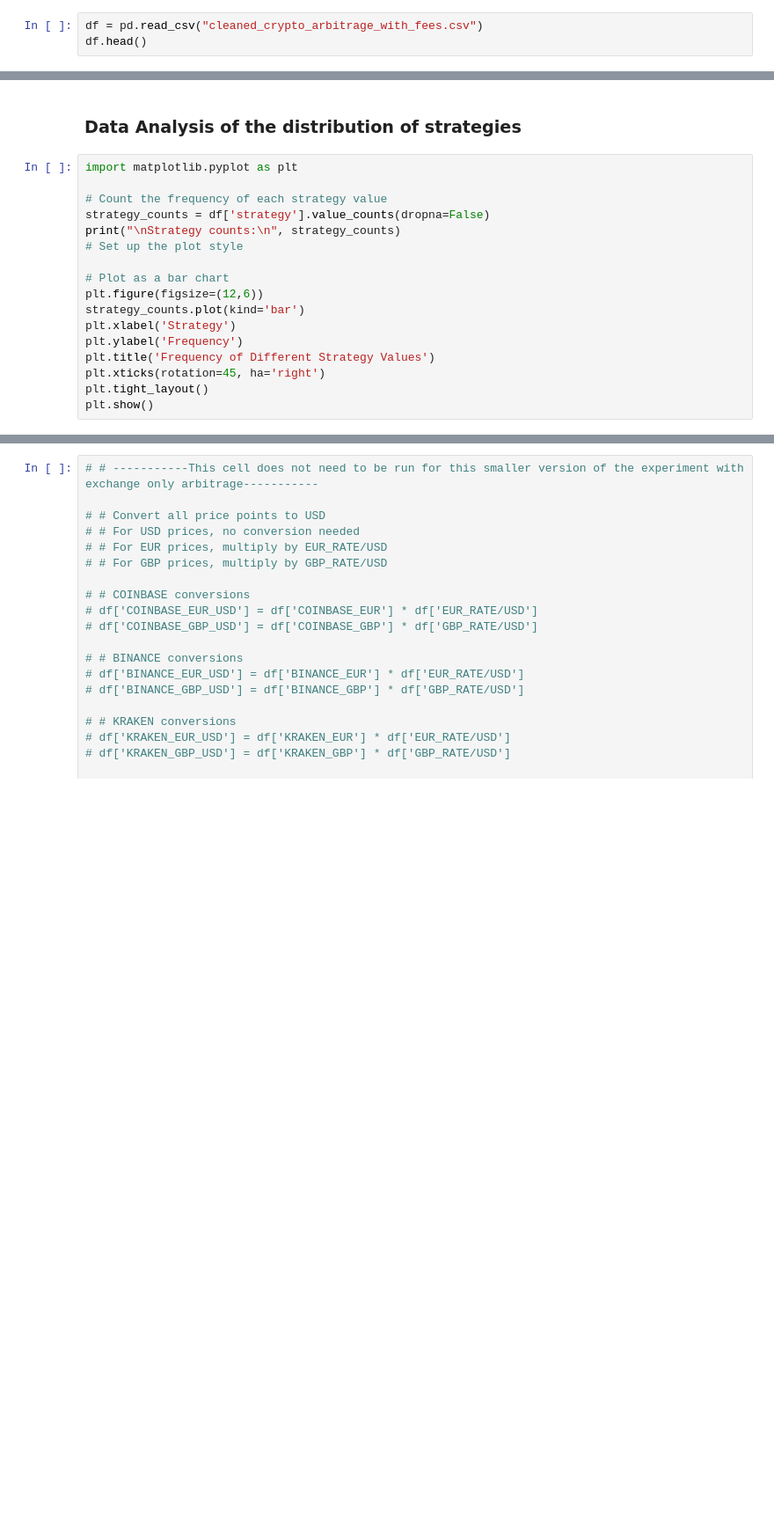
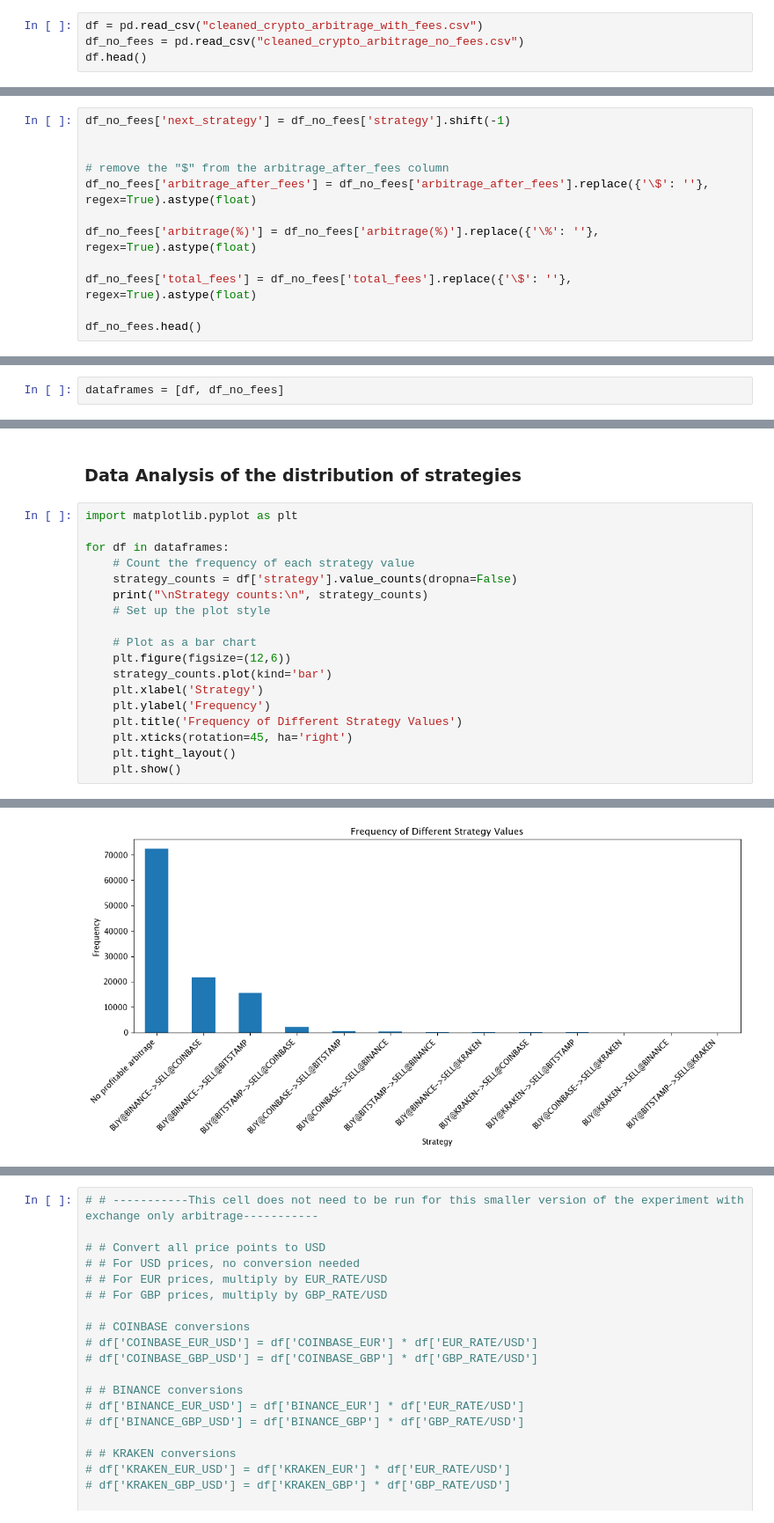
Before and after one commit to appadook/arbitrage-crypto-ml, a Jupyter notebook: ML Project crypto-arbitrage.ipynb, the cells around one changed output, grey strips where cells are left out. Shown at 88% size. Drawn from its saved outputs; the diff is of its cells as text; blank space fills up the shorter version.

```diff
--- a/ML Project crypto-arbitrage.ipynb
+++ b/ML Project crypto-arbitrage.ipynb
@@ -273,4 +467,5 @@ df.to_csv("cleaned_crypto_arbitrage_intermediate.csv", index=False)
 After performing initial data cleaning, we'll save this intermediate dataset to disk. This allows us to quickly reload the cleaned data for future analysis without repeating the cleaning steps.
 # %%
 df = pd.read_csv("cleaned_crypto_arbitrage_with_fees.csv")
+df_no_fees = pd.read_csv("cleaned_crypto_arbitrage_no_fees.csv")
 df.head()
@@ -306,0 +511,12 @@ df.head()
+# %%
+df_no_fees['next_strategy'] = df_no_fees['strategy'].shift(-1)
+
+
+# remove the "$" from the arbitrage_after_fees column
+df_no_fees['arbitrage_after_fees'] = df_no_fees['arbitrage_after_fees'].replace({'\$': ''}, regex=True).astype(float)
+
+df_no_fees['arbitrage(%)'] = df_no_fees['arbitrage(%)'].replace({'\%': ''}, regex=True).astype(float)
+
+df_no_fees['total_fees'] = df_no_fees['total_fees'].replace({'\$': ''}, regex=True).astype(float)
+
+df_no_fees.head()
@@ -307,3 +530,5 @@ df.head()
+# %%
+dataframes = [df, df_no_fees]
 # %% [markdown]
 ## Creating Target Variable and Cleaning String Formats
 
@@ -318,17 +543,19 @@ The 'next_strategy' column will be our target variable for the classification ta
 # %%
 import matplotlib.pyplot as plt
 
-# Count the frequency of each strategy value
-strategy_counts = df['strategy'].value_counts(dropna=False)
-print("\nStrategy counts:\n", strategy_counts)
-# Set up the plot style
+for df in dataframes:
+    # Count the frequency of each strategy value
+    strategy_counts = df['strategy'].value_counts(dropna=False)
+    print("\nStrategy counts:\n", strategy_counts)
+    # Set up the plot style
 
-# Plot as a bar chart
-plt.figure(figsize=(12,6))
-strategy_counts.plot(kind='bar')
-plt.xlabel('Strategy')
-plt.ylabel('Frequency')
-plt.title('Frequency of Different Strategy Values')
-plt.xticks(rotation=45, ha='right')
-plt.tight_layout()
-plt.show()
+    # Plot as a bar chart
+    plt.figure(figsize=(12,6))
+    strategy_counts.plot(kind='bar')
+    plt.xlabel('Strategy')
+    plt.ylabel('Frequency')
+    plt.title('Frequency of Different Strategy Values')
+    plt.xticks(rotation=45, ha='right')
+    plt.tight_layout()
+    plt.show()
+# %% [output]
@@ -334,0 +578 @@ plt.show()
+[figure, added]
```
Also changed, not shown: parts of 66 cells of this notebook, 2 other files.
